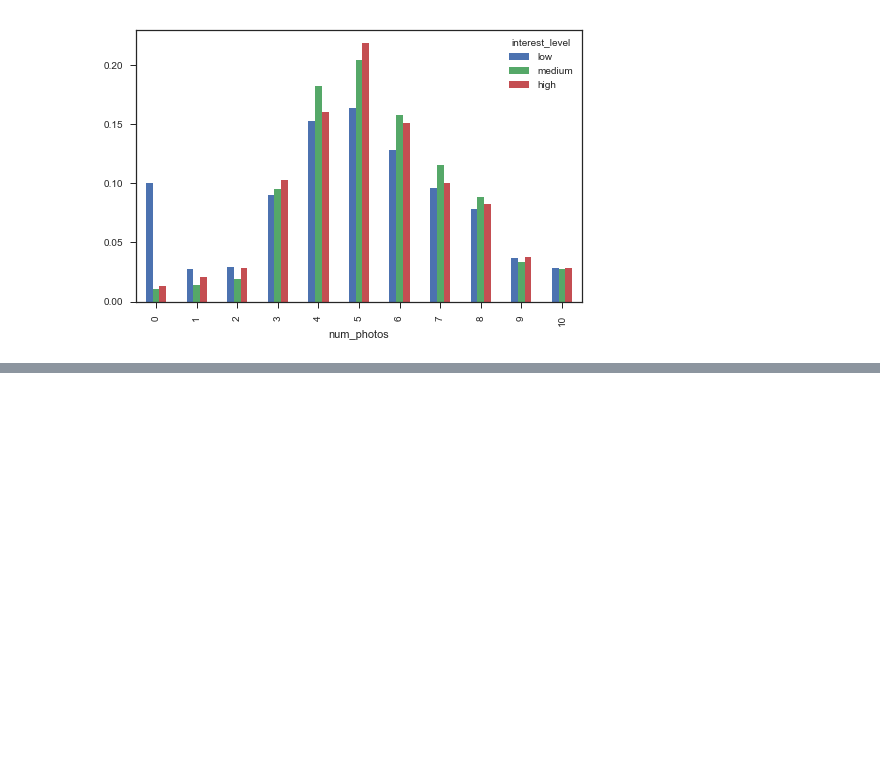
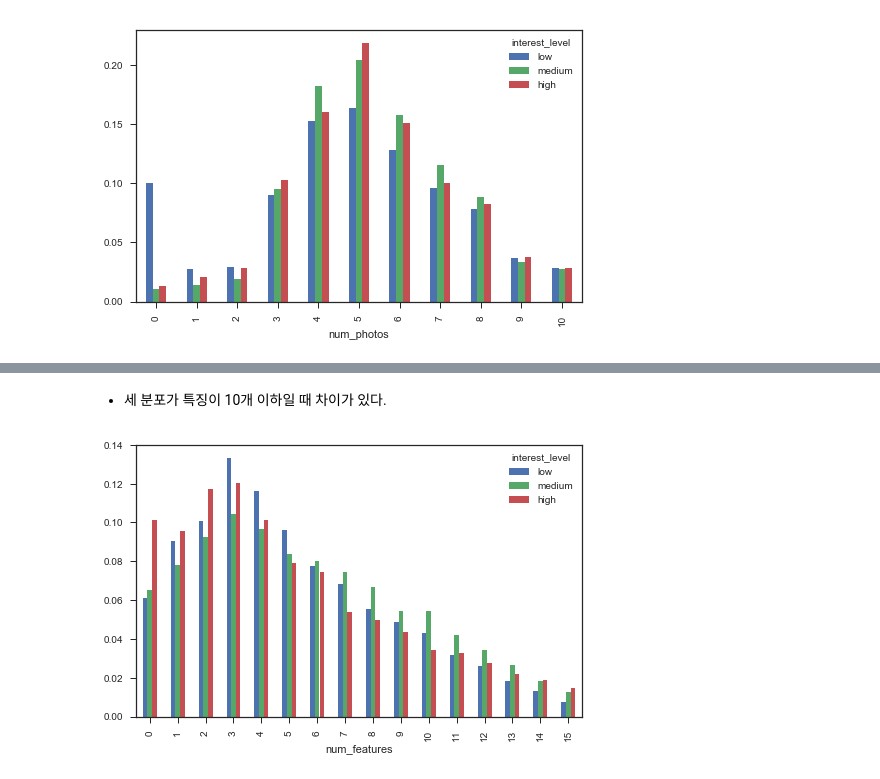
Before and after one commit to byungjun0689/DataScience, a Jupyter notebook: 8. Kaggle/17. Newyork Apartment/Following pycon data.ipynb, the cells around one changed output, grey strips where cells are left out. Saved outputs shown, nothing was run; the diff lists cells and outputs as text; code cells hidden in the pictures; blank space fills up the shorter version.

```diff
--- a/8. Kaggle/17. Newyork Apartment/Following pycon data.ipynb
+++ b/8. Kaggle/17. Newyork Apartment/Following pycon data.ipynb
@@ -347,0 +355,9 @@ plt.show()
+# %% [markdown]
+ - 세 분포가 특징이 10개 이하일 때 차이가 있다.
+# %%
+features = train_df.groupby(['num_features', 'interest_level'])['num_features'].count().unstack('interest_level').fillna(0)
+features /= features.sum()
+features.ix[:15, ['low', 'medium', 'high']].plot(kind='bar')
+plt.show()
+# %% [output]
+[figure, added]
```
Also changed, not shown: parts of 15 cells of this notebook.
